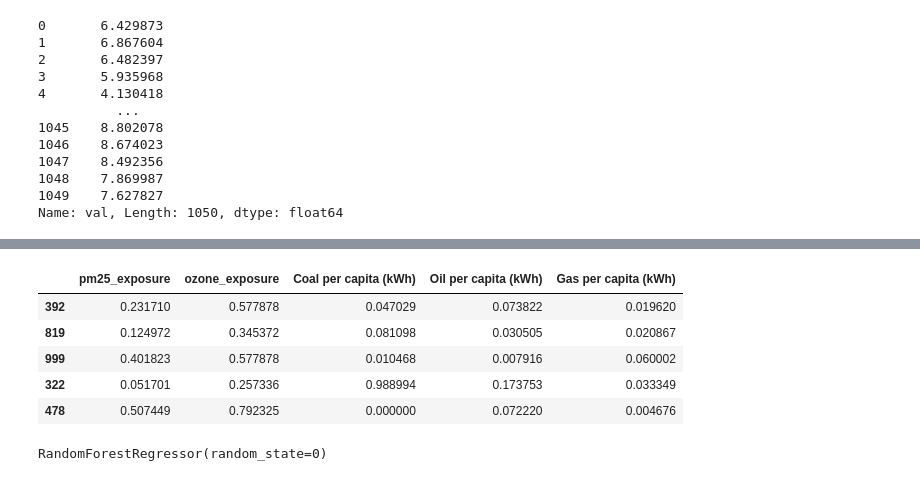
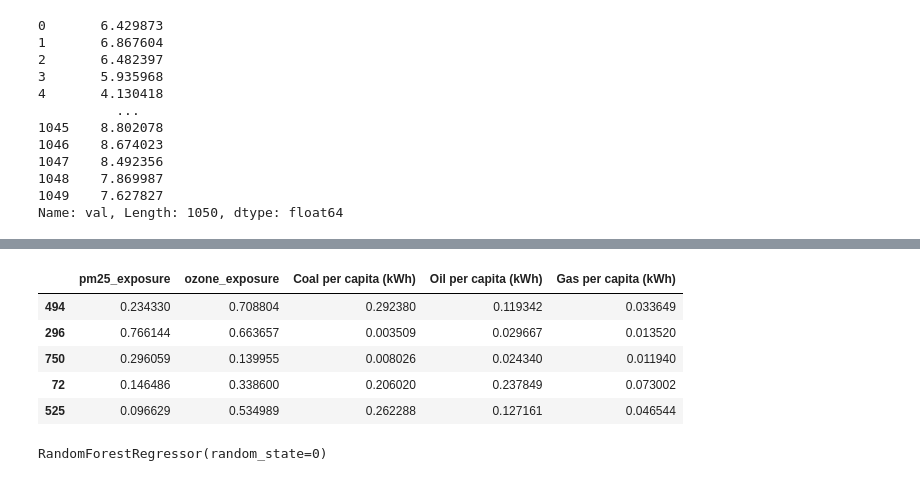
Before and after one commit to 1-1is0/air_pollution_effect, a Jupyter notebook: predict.ipynb, the cells around one changed output, grey strips where cells are left out. Cells and saved outputs as stored; diff of their text form; code cells hidden in the pictures.

```diff
--- a/predict.ipynb
+++ b/predict.ipynb
@@ -354,0 +356,3 @@ from sklearn.metrics import mean_squared_error, r2_score
+# %%
+dataset2 = dataset[dataset.iso_code!="IRN"]
+dataset2.head()
@@ -355,7 +384,7 @@ from sklearn.metrics import mean_squared_error, r2_score
 # %%
 X_train, X_test, y_train, y_test = train_test_split(
-    dataset.iloc[:, 3:],
-    dataset.iloc[:, 2],
+    dataset2.iloc[:, 3:],
+    dataset2.iloc[:, 2],
     test_size=0.2,
     random_state=109,
 )
@@ -366,14 +397,17 @@ transformed = pd.DataFrame(pca.fit_transform(X_train))
+# %%
+def norm(df):
+    return (df - df.min())/(df.max() - df.min())
 # %%
-X_norm = (X_train - X_train.min())/(X_train.max() - X_train.min())
-X_test_norm = (X_test - X_test.min())/(X_test.max() - X_test.min())
+X_norm = norm(X_train)
+X_test_norm = norm(X_test)
 X_norm.head()
 # %% [output]
 |  | pm25_exposure | ozone_exposure | Coal per capita (kWh) | Oil per capita (kWh) | Gas per capita (kWh) |
-| 392 | 0.231710 | 0.577878 | 0.047029 | 0.073822 | 0.019620 |
-| 819 | 0.124972 | 0.345372 | 0.081098 | 0.030505 | 0.020867 |
-| 999 | 0.401823 | 0.577878 | 0.010468 | 0.007916 | 0.060002 |
-| 322 | 0.051701 | 0.257336 | 0.988994 | 0.173753 | 0.033349 |
-| 478 | 0.507449 | 0.792325 | 0.000000 | 0.072220 | 0.004676 |
+| 494 | 0.234330 | 0.708804 | 0.292380 | 0.119342 | 0.033649 |
+| 296 | 0.766144 | 0.663657 | 0.003509 | 0.029667 | 0.013520 |
+| 750 | 0.296059 | 0.139955 | 0.008026 | 0.024340 | 0.011940 |
+| 72 | 0.146486 | 0.338600 | 0.206020 | 0.237849 | 0.073002 |
+| 525 | 0.096629 | 0.534989 | 0.262288 | 0.127161 | 0.046544 |
 # %%
 # Fitting Random Forest Regression to the dataset
 # import the regressor
```
Also changed, not shown: parts of 39 cells of this notebook, 2 other files.
